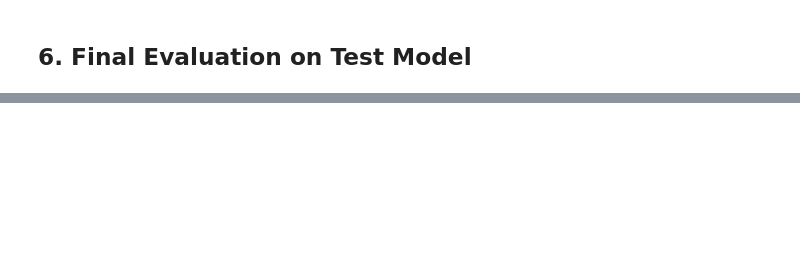
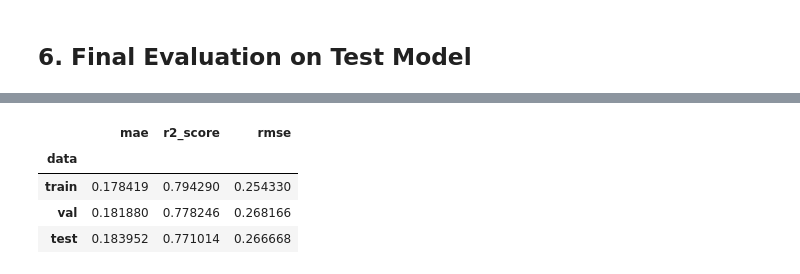
Before and after one commit to rishabhpancholi/house-price-prediction-ml-project, a Jupyter notebook: notebooks/model_training.ipynb, the cells around one changed output, grey strips where cells are left out. Saved outputs shown, nothing was run; the diff lists cells and outputs as text; code cells hidden in the pictures; blank space fills up the shorter version.

```diff
--- a/notebooks/model_training.ipynb
+++ b/notebooks/model_training.ipynb
@@ -1263,3 +1144,68 @@ results_df
+# %%
+# R2 Optimized
+regressor = RandomForestRegressor(
+    n_estimators = 62,
+    max_depth = 9,
+    max_features = 'sqrt',
+    min_samples_split = 6
+)
+
+
+transformer = FunctionTransformer(
+                    func = lambda x:x,
+                    inverse_func = lambda x:x
+)
+
+model_pipeline_3 = Pipeline(steps=[
+                ("feature_preprocessor",feature_preprocessor),
+                ("drop_correlated",SmartCorrelatedSelection(
+                    threshold = 0.7372359916142023,
+                    selection_method = 'model_performance',
+                    estimator = DecisionTreeRegressor(),
+                    scoring = 'r2'
+                )),
+                ("feature_selector",SelectBySingleFeaturePerformance(
+                    estimator = DecisionTreeRegressor(),
+                    scoring = 'r2',
+                    threshold = 0.03138734198458773)
+                ),
+                ("model", TransformedTargetRegressor(
+                    regressor=regressor,
+                    transformer=transformer
+                ))
+            ])
+
+model_pipeline_3.fit(X_train,y_train)
+y_train_pred = model_pipeline_3.predict(X_train)
+y_val_pred = model_pipeline_3.predict(X_val)
+y_test_pred = model_pipeline_3.predict(X_test)
+
+train_mae = mean_absolute_error(y_train,y_train_pred)
+val_mae = mean_absolute_error(y_val,y_val_pred)
+test_mae = mean_absolute_error(y_test,y_test_pred)
+
+train_r2 = r2_score(y_train,y_train_pred)
+val_r2 = r2_score(y_val,y_val_pred)
+test_r2 = r2_score(y_test,y_test_pred)
+
+train_rmse = root_mean_squared_error(y_train,y_train_pred)
+val_rmse = root_mean_squared_error(y_val,y_val_pred)
+test_rmse = root_mean_squared_error(y_test,y_test_pred)
+
+results_df = pd.DataFrame({
+                            "data": ["train","val","test"],
+                            "mae": [train_mae,val_mae,test_mae],
+                            "r2_score": [train_r2,val_r2,test_r2],
+                            "rmse": [train_rmse,val_rmse,test_rmse]
+}).set_index("data")
+
+results_df
+# %% [output]
+|  | mae | r2_score | rmse |
+| data |  |  |  |
+| train | 0.178419 | 0.794290 | 0.254330 |
+| val | 0.181880 | 0.778246 | 0.268166 |
+| test | 0.183952 | 0.771014 | 0.266668 |
 # %%
 def make_forecast_plot(y, y_pred):
     idx = np.arange(len(y))  # X-axis indexes
```
Also changed, not shown: parts of 15 cells of this notebook.
